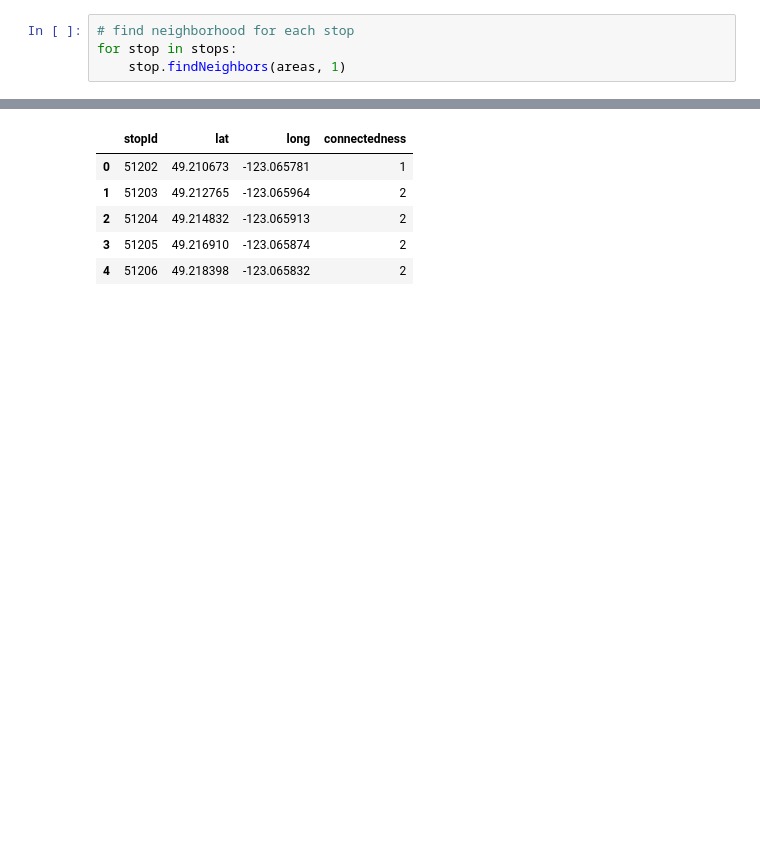
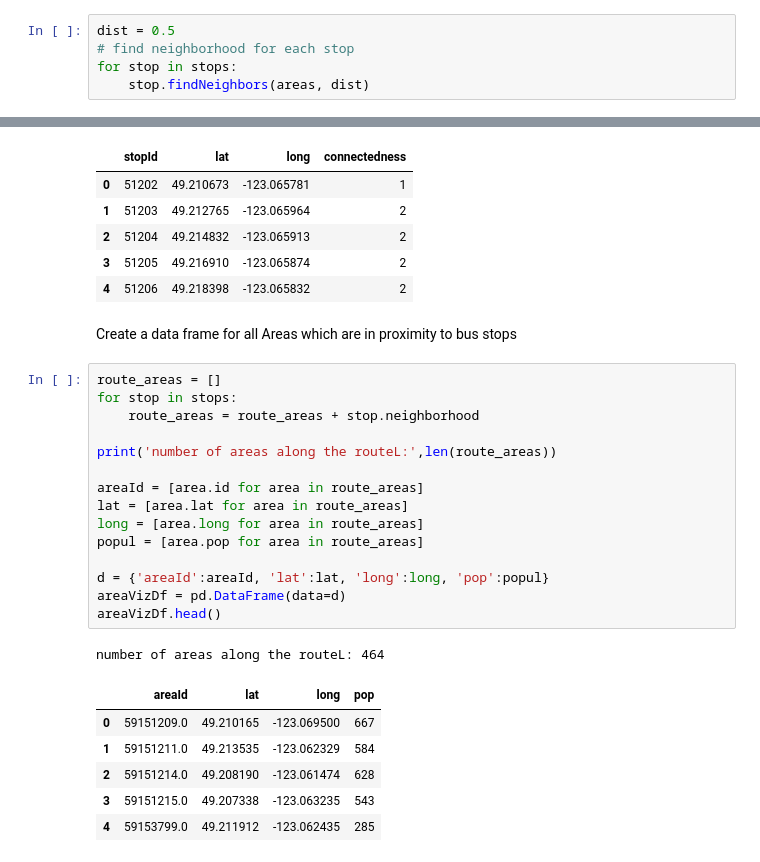
Before and after one commit to lostdevfound/bus-stop-optimization, a Jupyter notebook: optimization/optimization.ipynb, the cells around one changed output, grey strips where cells are left out. Drawn from its saved outputs; the diff is of its cells as text; blank space fills up the shorter version.

```diff
--- a/optimization/optimization.ipynb
+++ b/optimization/optimization.ipynb
@@ -41,7 +41,8 @@ For each stop we find neighboring areas within 1 km
 # %%
+dist = 0.5
 # find neighborhood for each stop
 for stop in stops:
-    stop.findNeighbors(areas, 1)
+    stop.findNeighbors(areas, dist)
 # %% [markdown]
 Create a data frame for stops which contains StopID, Lat, Long and Connectedness
 # %%
@@ -59,6 +60,31 @@ stopVizDf.head()
 | 2 | 51204 | 49.214832 | -123.065913 | 2 |
 | 3 | 51205 | 49.216910 | -123.065874 | 2 |
 | 4 | 51206 | 49.218398 | -123.065832 | 2 |
+# %% [markdown]
+Create a data frame for all Areas which are in proximity to bus stops
+# %%
+route_areas = []
+for stop in stops:
+    route_areas = route_areas + stop.neighborhood
+
+print('number of areas along the routeL:',len(route_areas))
+
+areaId = [area.id for area in route_areas]
+lat = [area.lat for area in route_areas]
+long = [area.long for area in route_areas]
+popul = [area.pop for area in route_areas]
+
+d = {'areaId':areaId, 'lat':lat, 'long':long, 'pop':popul}
+areaVizDf = pd.DataFrame(data=d)
+areaVizDf.head()
+# %% [output]
+number of areas along the routeL: 464
+|  | areaId | lat | long | pop |
+| 0 | 59151209.0 | 49.210165 | -123.069500 | 667 |
+| 1 | 59151211.0 | 49.213535 | -123.062329 | 584 |
+| 2 | 59151214.0 | 49.208190 | -123.061474 | 628 |
+| 3 | 59151215.0 | 49.207338 | -123.063235 | 543 |
+| 4 | 59153799.0 | 49.211912 | -123.062435 | 285 |
 # %%
 import plotly.express as px
 px.set_mapbox_access_token(open("plotly-key").read())
```
Also changed, not shown: parts of 2 cells of this notebook.
